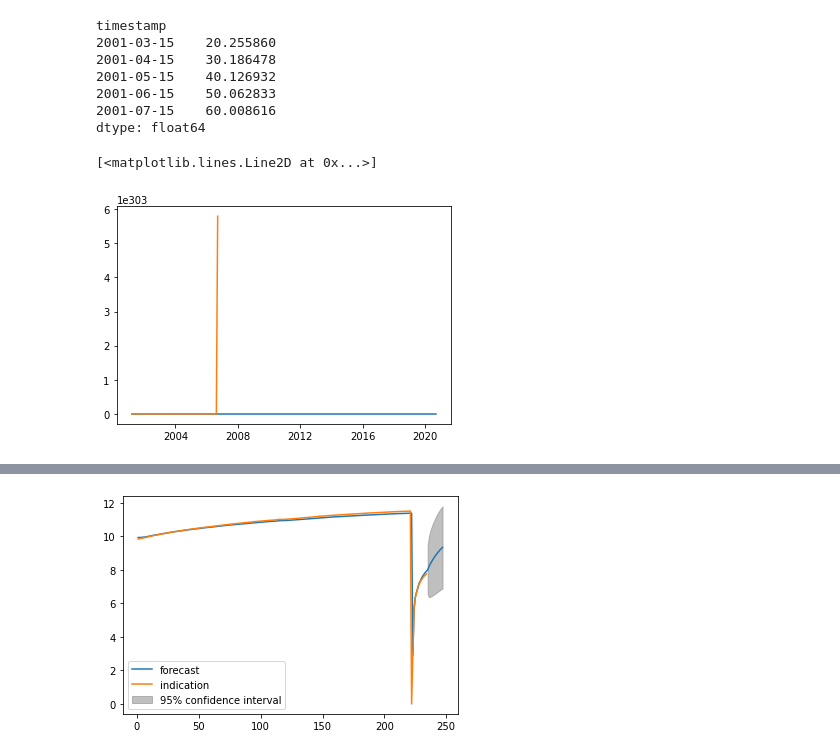
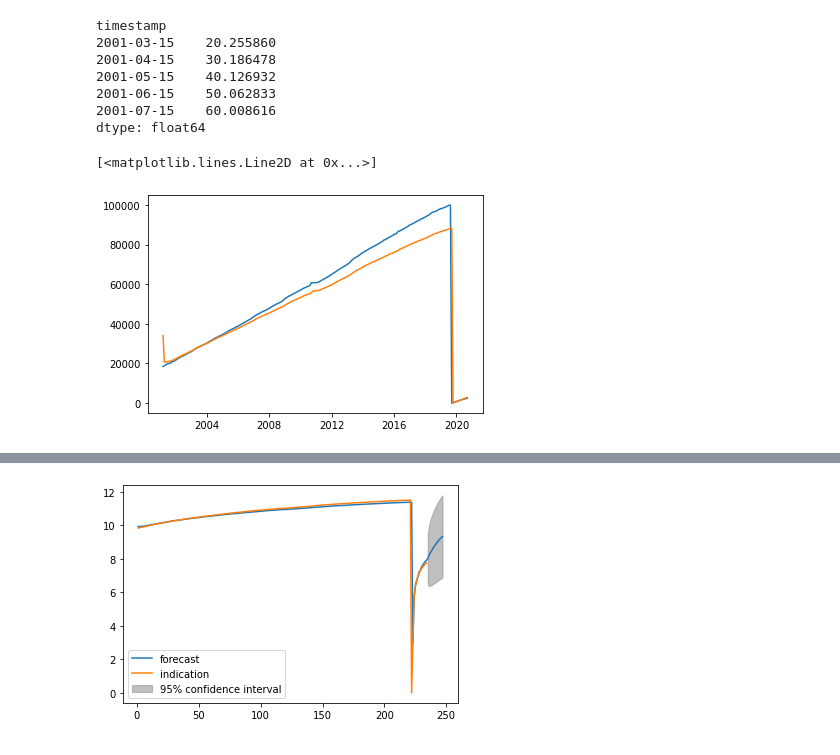
Before and after one commit to geomyll33/Beautez, a Jupyter notebook: Αντίγραφο_EYDAP_Challenge_project.ipynb, the cells around one changed output, grey strips where cells are left out. Saved outputs shown, nothing was run; the diff lists cells and outputs as text; code cells hidden in the pictures.

```diff
--- a/Αντίγραφο_EYDAP_Challenge_project.ipynb
+++ b/Αντίγραφο_EYDAP_Challenge_project.ipynb
@@ -784,9 +816,9 @@ timestamp
 dtype: float64
 # %%
 # Inverse of log is exp.
-predictions_ARIMA = np.exp(predictions_ARIMA_log)
+predictions_ARIMA = np.exp(predictions_ARIMA_diff)
 plt.plot(df1)
 plt.plot(predictions_ARIMA)
 # %% [output]
 [<matplotlib.lines.Line2D at 0x...>]
-[figure, old version]
+[figure, new version]
```
Also changed, not shown: parts of 87 cells of this notebook.
